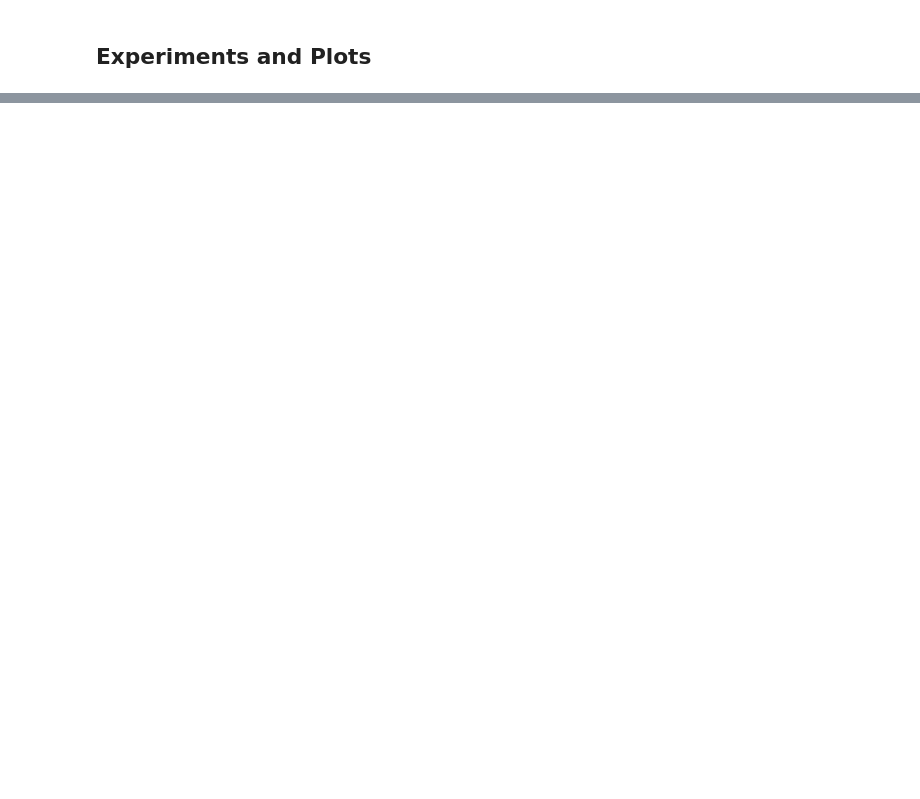
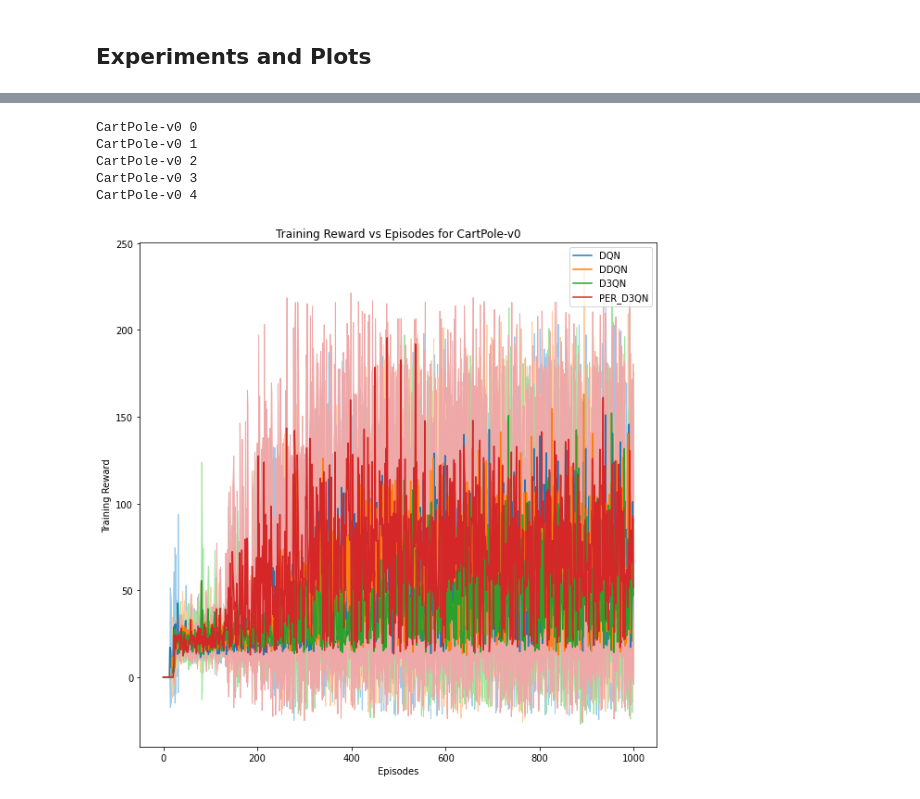
Before and after one commit to prkpndy/CS698R-Assignment3, a Jupyter notebook: assignment_3.ipynb, the cells around one changed output, grey strips where cells are left out. Drawn from its saved outputs; the diff is of its cells as text; code cells hidden in the pictures; blank space fills up the shorter version.

```diff
--- a/assignment_3.ipynb
+++ b/assignment_3.ipynb
@@ -42,3 +48,5 @@ import torch.optim as optim
+# %%
+plt.rcParams['figure.figsize'] = [10, 10]
 # %% [markdown]
 ## OpenAI Gym Environments
 # %% [markdown]
@@ -918,3 +1720,41 @@ class D3QN_PER(D3QN_PER):
+# %%
+class D3QN_PER(D3QN_PER):
+    def evaluateAgent(self):
+        # This function evaluates the agent using the value network, it evaluates agent for MAX_EVAL_EPISODES
+        # Typically MAX_EVAL_EPISODES = 1
+
+        rewards = []
+        numStepsList = []
+
+        for e in range(self.maxEvalEpisodes):
+            cumulativeReward = 0
+            numSteps = 0
+
+            s = self.env.reset()
+            # self.explorationStrategyEval.reset()
+
+            done = False
+            while not done:
+                # epsilon = self.explorationStrategyEval.next()
+                epsilon = 0
+                a = np.random.randint(0, self.env.action_space.n)
+
+                if np.random.random() > epsilon:
+                    t = torch.tensor(np.copy(s), device=device,dtype=torch.float32)
+
+                    with torch.no_grad():
+                        a = int(self.policyNetwork(t).max(0)[1].view(1)[0])
+
+                nextState, reward, done, _ = self.env.step(a)
+                s = nextState
+
+                cumulativeReward += reward
+                numSteps += 1
+
+            rewards.append(cumulativeReward)
+            numStepsList.append(numSteps)
+
+        return np.mean(rewards), np.mean(numStepsList)
 # %% [markdown]
 ## Experiments and Plots
 # %% [markdown]
@@ -949,0 +1893,9 @@ def runDeepValueBasedAgents():
+# %%
+runDeepValueBasedAgents()
+# %% [output]
+CartPole-v0 0
+CartPole-v0 1
+CartPole-v0 2
+CartPole-v0 3
+CartPole-v0 4
+[figure, added]
```
Also changed, not shown: parts of 90 cells of this notebook, 17 other files.
